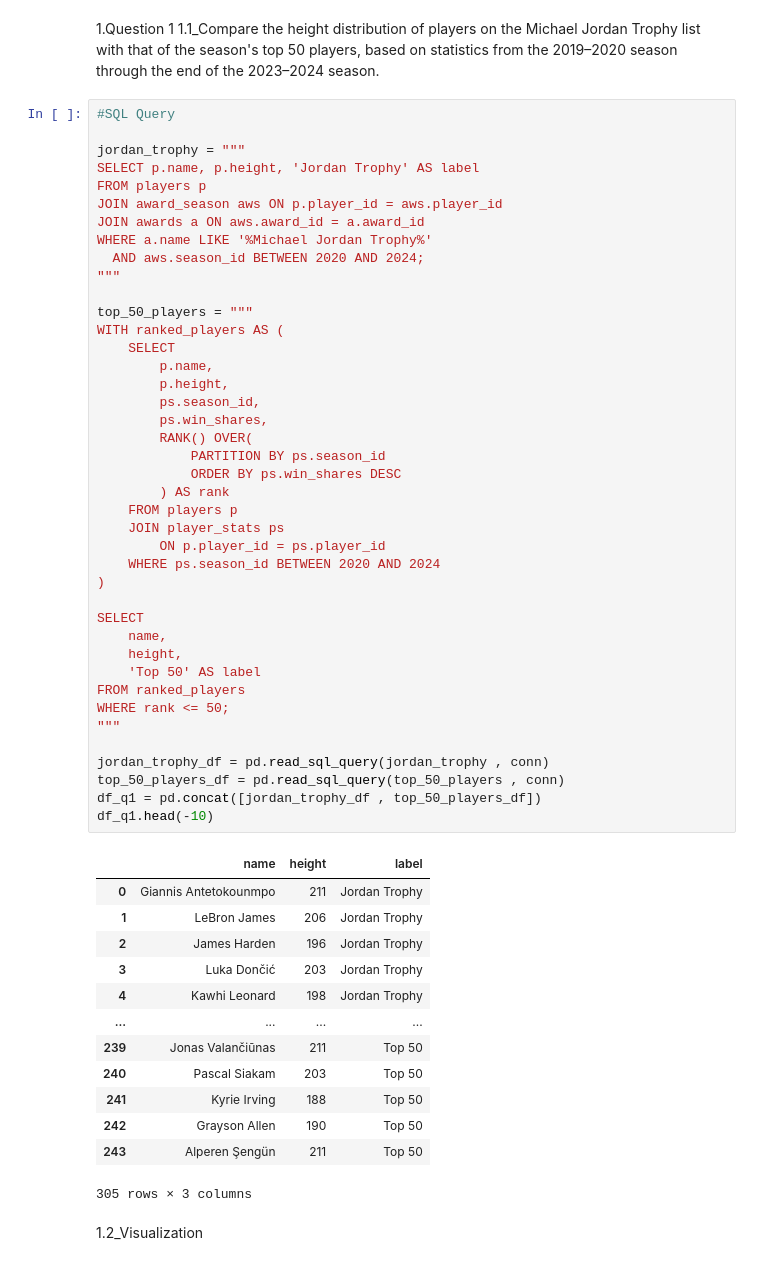
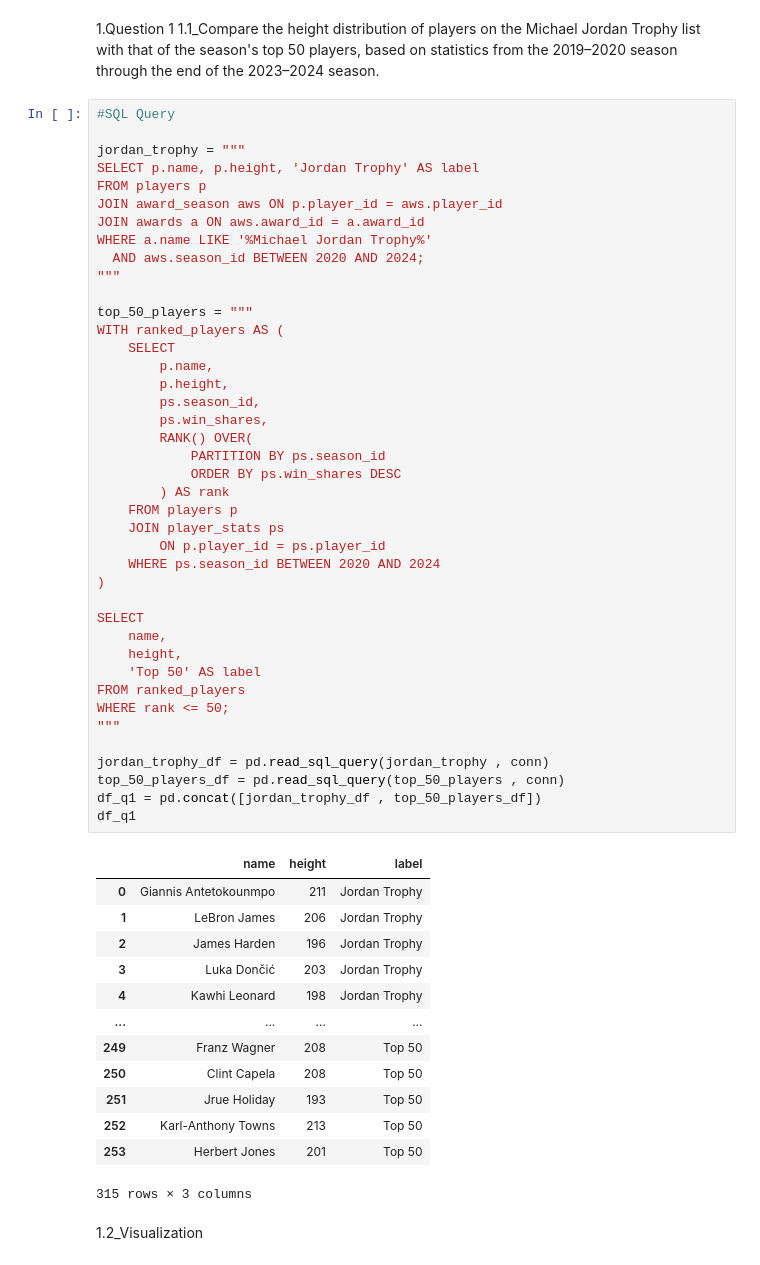
Before and after one commit to SadeghMahmoudAbadi/Basketball-Data-Analysis, a Jupyter notebook: analysis.ipynb, the cells around one changed output. Cells and saved outputs as stored; diff of their text form.

```diff
--- a/analysis.ipynb
+++ b/analysis.ipynb
@@ -157,40 +143,40 @@ WITH ranked_players AS (
         ps.win_shares,
         RANK() OVER(
             PARTITION BY ps.season_id
             ORDER BY ps.win_shares DESC
         ) AS rank
     FROM players p
     JOIN player_stats ps
         ON p.player_id = ps.player_id
     WHERE ps.season_id BETWEEN 2020 AND 2024
 )
 
 SELECT
     name,
     height,
     'Top 50' AS label
 FROM ranked_players
 WHERE rank <= 50;
 """
 
 jordan_trophy_df = pd.read_sql_query(jordan_trophy , conn)
 top_50_players_df = pd.read_sql_query(top_50_players , conn)
 df_q1 = pd.concat([jordan_trophy_df , top_50_players_df])
-df_q1.head(-10)
+df_q1
 # %% [output]
 |  | name | height | label |
 | 0 | Giannis Antetokounmpo | 211 | Jordan Trophy |
 | 1 | LeBron James | 206 | Jordan Trophy |
 | 2 | James Harden | 196 | Jordan Trophy |
 | 3 | Luka Dončić | 203 | Jordan Trophy |
 | 4 | Kawhi Leonard | 198 | Jordan Trophy |
 | ... | ... | ... | ... |
-| 239 | Jonas Valančiūnas | 211 | Top 50 |
-| 240 | Pascal Siakam | 203 | Top 50 |
-| 241 | Kyrie Irving | 188 | Top 50 |
-| 242 | Grayson Allen | 190 | Top 50 |
-| 243 | Alperen Şengün | 211 | Top 50 |
+| 249 | Franz Wagner | 208 | Top 50 |
+| 250 | Clint Capela | 208 | Top 50 |
+| 251 | Jrue Holiday | 193 | Top 50 |
+| 252 | Karl-Anthony Towns | 213 | Top 50 |
+| 253 | Herbert Jones | 201 | Top 50 |
-305 rows × 3 columns
+315 rows × 3 columns
 # %% [markdown]
 1.2_Visualization
 # %%
```
Also changed, not shown: parts of 10 cells of this notebook.
